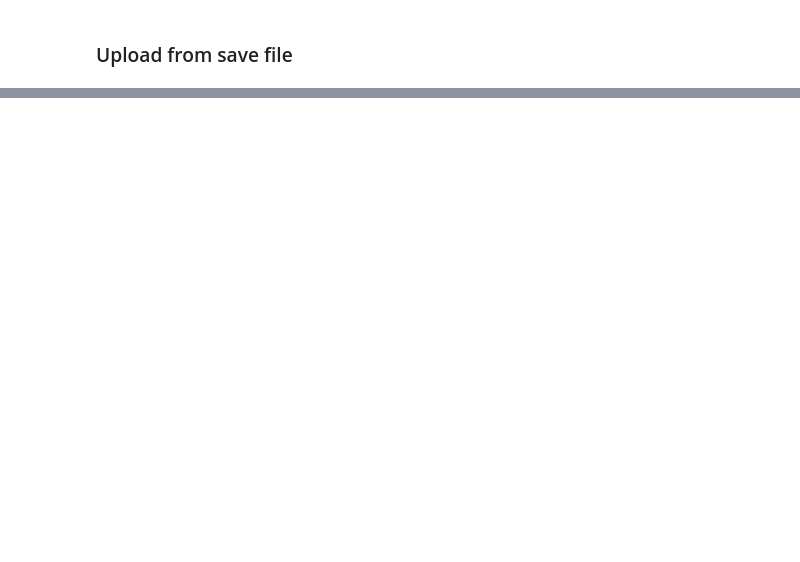
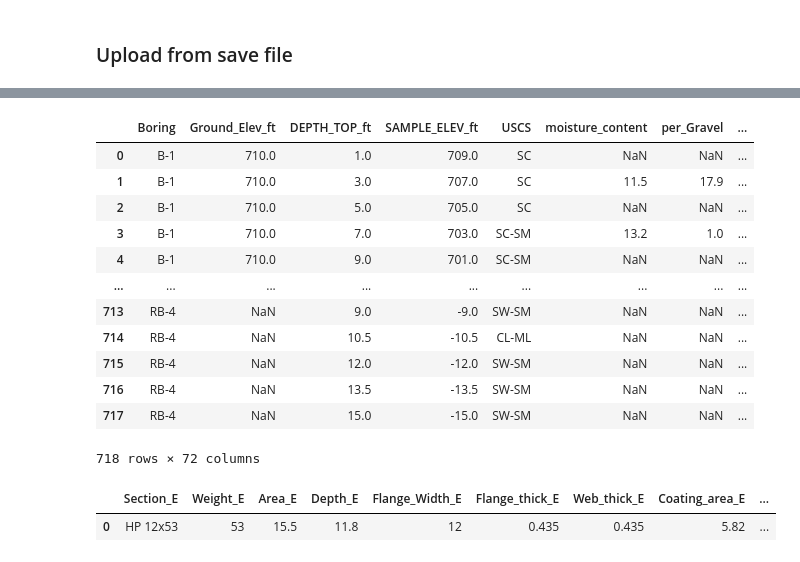
Before and after one commit to geotechnick/Geotechnical_Design, a Jupyter notebook: Pile_Design/H_Piles/H_Pile_Design.ipynb, the cells around one changed output, grey strips where cells are left out. Cells and saved outputs as stored; diff of their text form; code cells hidden in the pictures; blank space fills up the shorter version.

Commit message:
Update H_Pile_Design.ipynb
adding analysis properties

```diff
--- a/Pile_Design/H_Piles/H_Pile_Design.ipynb
+++ b/Pile_Design/H_Piles/H_Pile_Design.ipynb
@@ -157,0 +271,21 @@ class pile_design:
+# %%
+Layer_Properties
+# %% [output]
+|  | Boring | Ground_Elev_ft | DEPTH_TOP_ft | SAMPLE_ELEV_ft | USCS | moisture_content | per_Gravel | ... |
+| 0 | B-1 | 710.0 | 1.0 | 709.0 | SC | NaN | NaN | ... |
+| 1 | B-1 | 710.0 | 3.0 | 707.0 | SC | 11.5 | 17.9 | ... |
+| 2 | B-1 | 710.0 | 5.0 | 705.0 | SC | NaN | NaN | ... |
+| 3 | B-1 | 710.0 | 7.0 | 703.0 | SC-SM | 13.2 | 1.0 | ... |
+| 4 | B-1 | 710.0 | 9.0 | 701.0 | SC-SM | NaN | NaN | ... |
+| ... | ... | ... | ... | ... | ... | ... | ... | ... |
+| 713 | RB-4 | NaN | 9.0 | -9.0 | SW-SM | NaN | NaN | ... |
+| 714 | RB-4 | NaN | 10.5 | -10.5 | CL-ML | NaN | NaN | ... |
+| 715 | RB-4 | NaN | 12.0 | -12.0 | SW-SM | NaN | NaN | ... |
+| 716 | RB-4 | NaN | 13.5 | -13.5 | SW-SM | NaN | NaN | ... |
+| 717 | RB-4 | NaN | 15.0 | -15.0 | SW-SM | NaN | NaN | ... |
+718 rows × 72 columns
+# %%
+Pile_Info
+# %% [output]
+|  | Section_E | Weight_E | Area_E | Depth_E | Flange_Width_E | Flange_thick_E | Web_thick_E | Coating_area_E | ... |
+| 0 | HP 12x53 | 53 | 15.5 | 11.8 | 12 | 0.435 | 0.435 | 5.82 | ... |
```
Also changed, not shown: parts of 10 cells of this notebook.
